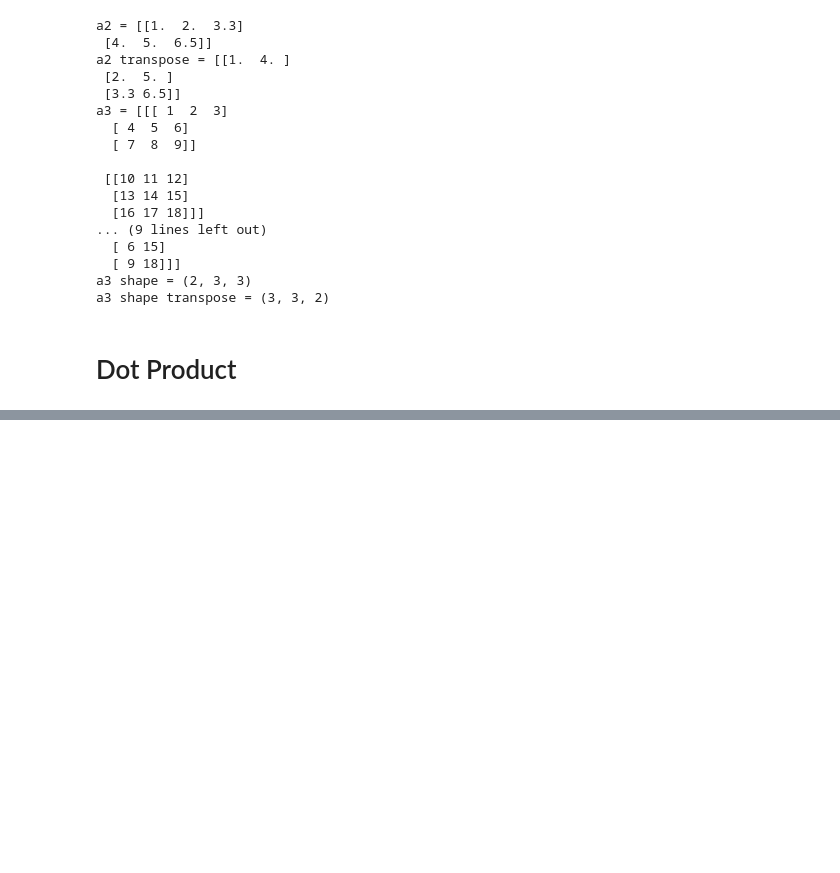
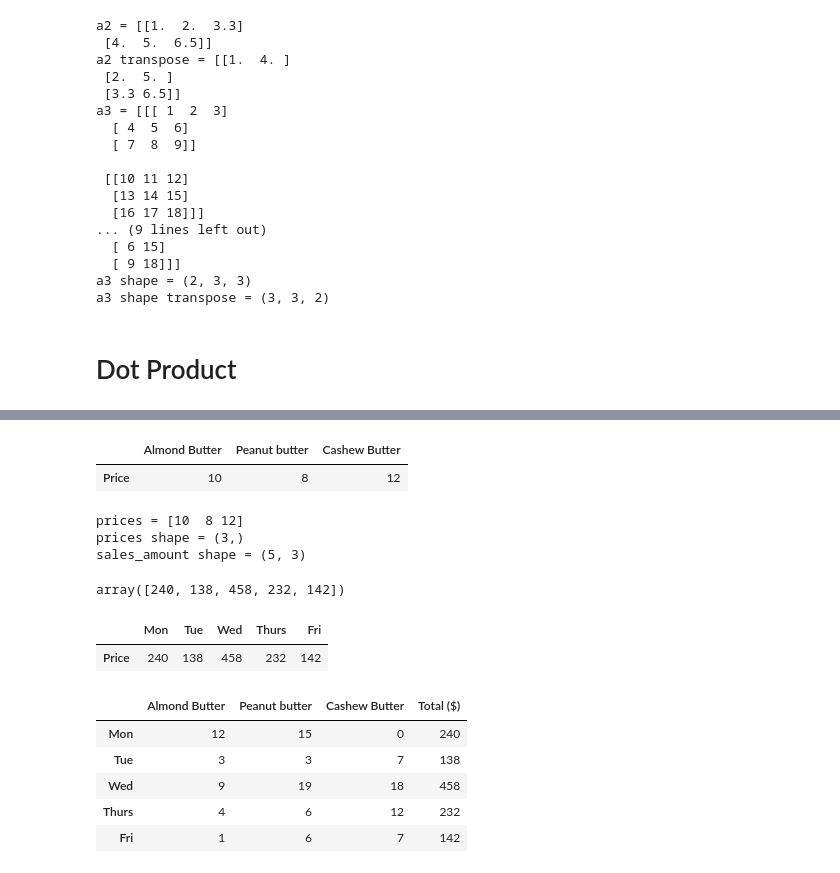
Before and after one commit to nacho481/capstone_project, a Jupyter notebook: sample_project1/NumPy/numpy_tutorial.ipynb, the cells around one changed output, grey strips where cells are left out. Cells and saved outputs as stored; diff of their text form; code cells hidden in the pictures; blank space fills up the shorter version.

```diff
--- a/sample_project1/NumPy/numpy_tutorial.ipynb
+++ b/sample_project1/NumPy/numpy_tutorial.ipynb
@@ -648,0 +654,21 @@ mat2 =
+# %%
+np.random.seed(0)
+# Number of jars sold
+sales_amounts = np.random.randint(20, size=(5,3))
+print(f'sales_amounts = {sales_amounts}')
+
+# Create DataFrame using Pandas
+weekly_sales = pd.DataFrame(sales_amounts,
+                           index=['Mon', 'Tue', 'Wed', 'Thurs','Fri'],
+                           columns=['Almond Butter', 'Peanut butter', 'Cashew Butter'])
+print(f'\nweekly_sales =\n{weekly_sales}')
+prices = np.array([10, 8, 12])
+print(f'\nprices = {prices}')
+print(f'\nprices.shape = {prices.shape}\n')
+print(f'We\'ll have to reshape the array to .shape(1,3)')
+
+# Create butter prices dataframe
+butter_prices = pd.DataFrame(prices.reshape(1, 3),
+                            index=['Price'],
+                            columns=['Almond Butter', 'Peanut butter', 'Cashew Butter'])
+print(butter_prices)
@@ -648,0 +702,36 @@ mat2 =
+# %%
+butter_prices
+# %% [output]
+|  | Almond Butter | Peanut butter | Cashew Butter |
+| Price | 10 | 8 | 12 |
+# %%
+print(f'prices = {prices}')
+print(f'prices shape = {prices.shape}')
+print(f'sales_amount shape = {sales_amounts.shape}')
+
+# modify the shape of "prices" by transposing
+total_sales = prices.dot(sales_amounts.T)
+total_sales
+# %% [output]
+prices = [10  8 12]
+prices shape = (3,)
+sales_amount shape = (5, 3)
+array([240, 138, 458, 232, 142])
+# %%
+# Create daily sales
+daily_sales = butter_prices.dot(weekly_sales.T)
+daily_sales
+# %% [output]
+|  | Mon | Tue | Wed | Thurs | Fri |
+| Price | 240 | 138 | 458 | 232 | 142 |
+# %%
+# add column
+weekly_sales['Total ($)'] = daily_sales.T
+weekly_sales
+# %% [output]
+|  | Almond Butter | Peanut butter | Cashew Butter | Total ($) |
+| Mon | 12 | 15 | 0 | 240 |
+| Tue | 3 | 3 | 7 | 138 |
+| Wed | 9 | 19 | 18 | 458 |
+| Thurs | 4 | 6 | 12 | 232 |
+| Fri | 1 | 6 | 7 | 142 |
```
Also changed, not shown: parts of 10 cells of this notebook.
